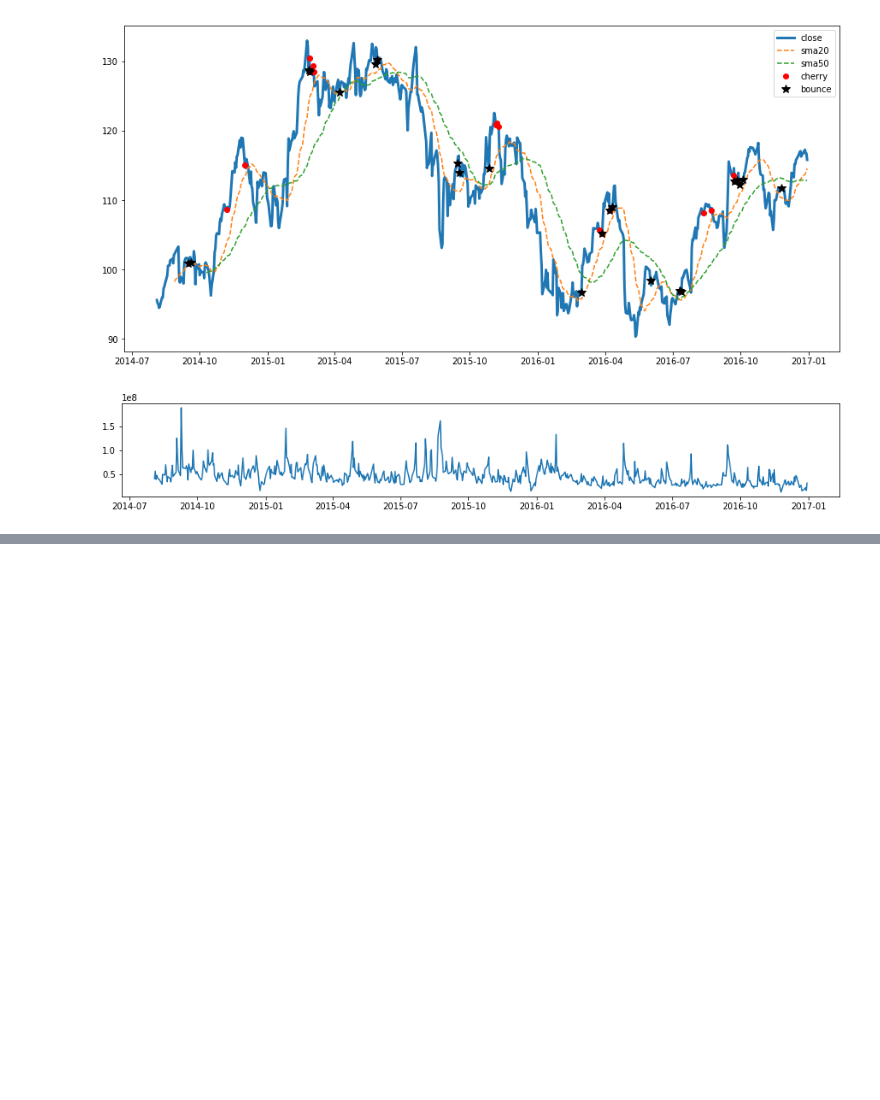
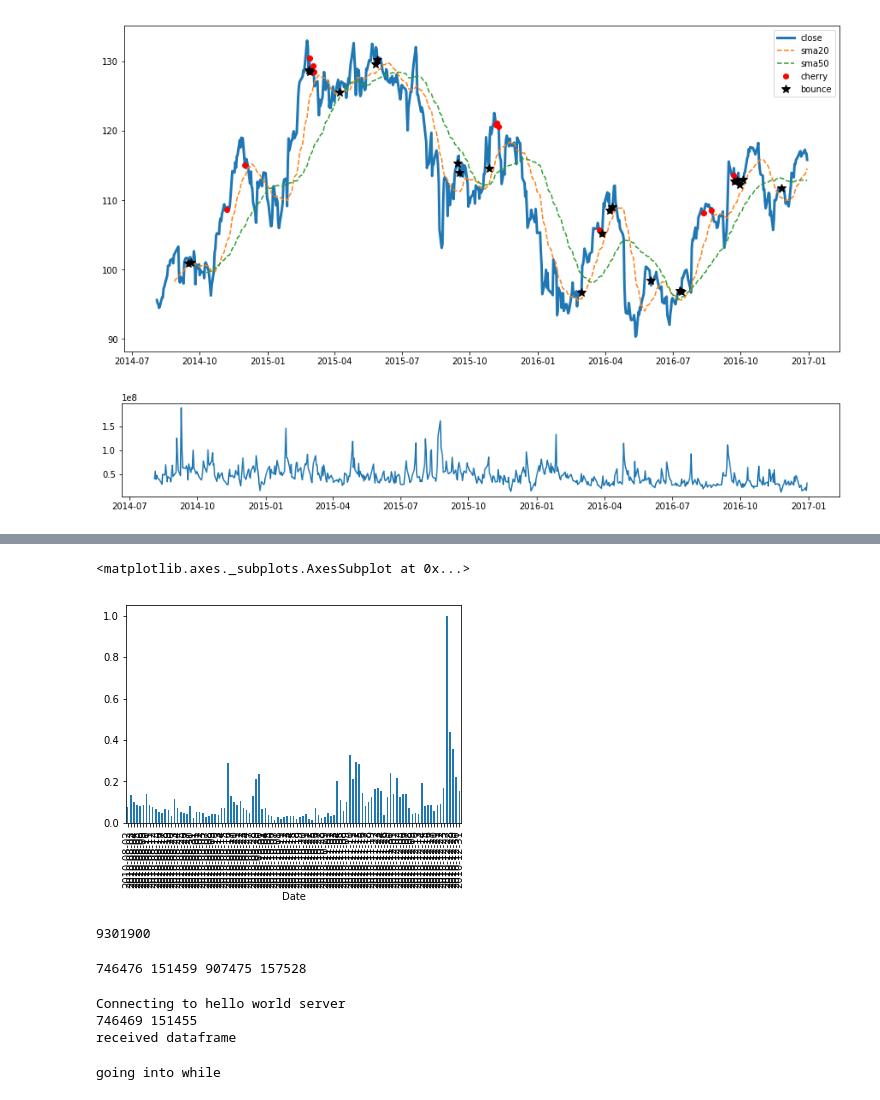
Before and after one commit to ajmal017/trade_analytics, a Jupyter notebook: trade_analytics/trade_analytics.ipynb, the cells around one changed output, grey strips where cells are left out. Drawn from its saved outputs; the diff is of its cells as text; code cells hidden in the pictures; blank space fills up the shorter version.

```diff
--- a/trade_analytics/trade_analytics.ipynb
+++ b/trade_analytics/trade_analytics.ipynb
@@ -480,0 +513,22 @@ stopped
+# %%
+mm=df[pd.datetime(2010,1,1).date():pd.datetime(2011,1,1).date()]['Volume'].max()
+(df[pd.datetime(2010,1,1).date():pd.datetime(2011,1,1).date()]['Volume']/mm).plot(kind='bar')
+# %% [output]
+<matplotlib.axes._subplots.AxesSubplot at 0x...>
+[figure, added]
+# %%
+mm
+# %% [output]
+9301900
+# %%
+import pickle as pkl
+import zlib
+msg={'featcols':['A'],'df':df.round(decimals=3)}
+msg2={'featcols':['A'],'df':pkl.dumps( df.round(decimals=3))   }
+p=pkl.dumps(msg)
+p2=pkl.dumps(msg2)
+z=zlib.compress(p)
+z2=zlib.compress(p2)
+print len(p),len(z),len(p2),len(z2)
+# %% [output]
+746476 151459 907475 157528
@@ -480,0 +539,45 @@ stopped
+# %%
+import zmq
+import pandas as pd
+import numpy as np
+import time
+import zlib
+import pickle as pkl
+
+context = zmq.Context()
+
+#  Socket to talk to server
+print("Connecting to hello world server")
+socket = context.socket(zmq.REQ)
+socket.connect("tcp://localhost:5557")
+
+msg={'featcols':['SMA20bounce'],'df':df.round(decimals=3)}
+p=pkl.dumps(msg)
+z=zlib.compress(p)
+print len(p),len(z)
+
+socket.send(z)
+
+#  Get the reply.
+message = socket.recv()
+print message
+socket.close()
+# %% [output]
+Connecting to hello world server
+746469 151455
+received dataframe
+# %%
+def func(ev):
+    print "going into while"
+    while(1):
+        if ev.is_set():
+            break
+
+        time.sleep(1)
+    print "broke while loop"
+
+evnt=threading.Event()
+t=threading.Thread(target=func,args=(evnt,))
+t.start()
+# %% [output]
+going into while
```
Also changed, not shown: parts of 12 cells of this notebook, 13 other files.
